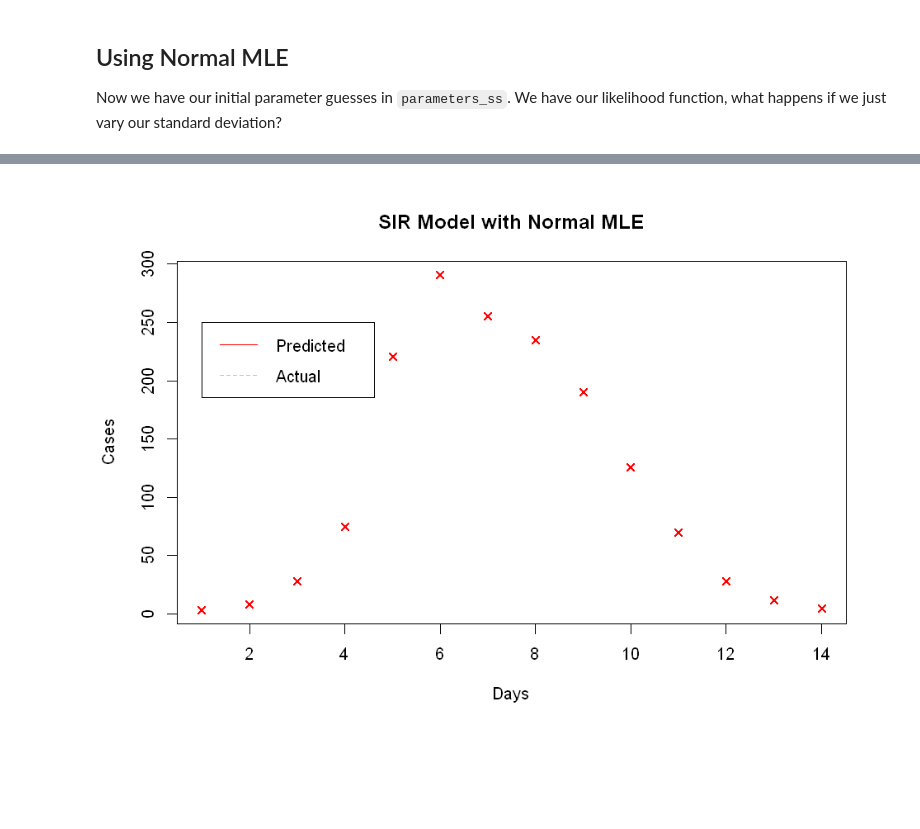
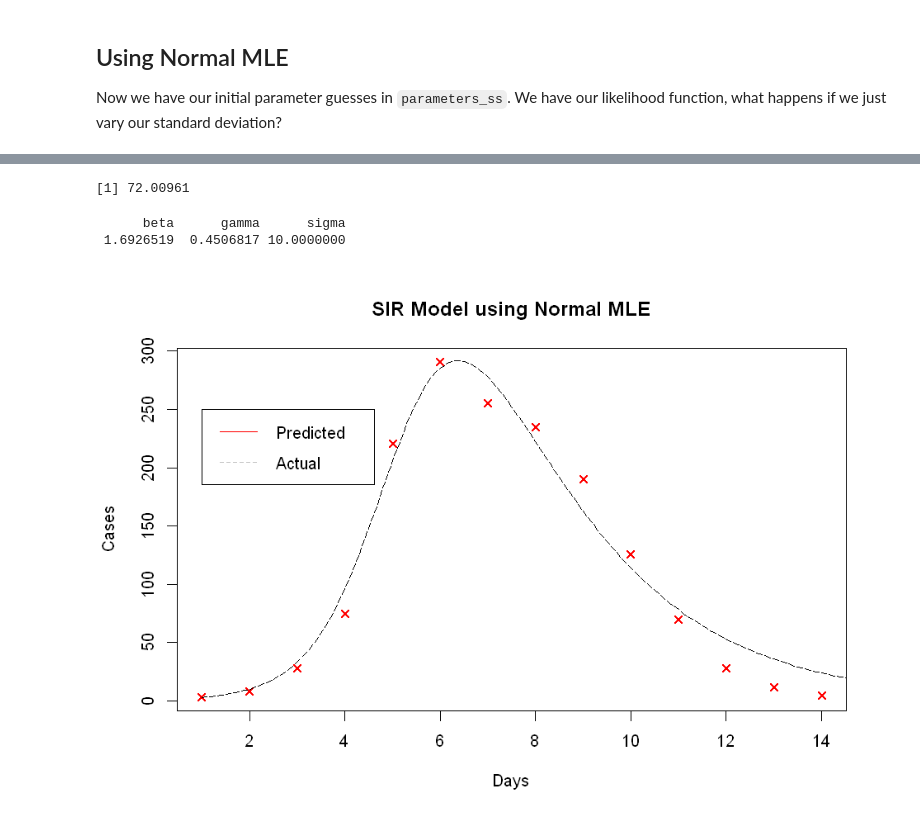
Before and after one commit to joely-w/ProjectWriteup, a Jupyter notebook: Infectious Diseases.ipynb, the cells around one changed output, grey strips where cells are left out. Saved outputs shown, nothing was run; the diff lists cells and outputs as text; code cells hidden in the pictures; blank space fills up the shorter version.

```diff
--- a/Infectious Diseases.ipynb
+++ b/Infectious Diseases.ipynb
@@ -69,10 +68,11 @@ ss_optim$value
 # %% [output]
 [1] 3923.881
 # %%
-times <- seq(0,20,0.1)
-normal_model <-c(as.double(initial_conditions['Y']), model(gamma=as.double(parameters_ss['gamma']),
+times <- seq(1,20,0.1)
+ss_model <-c(model(gamma=as.double(parameters_ss['gamma']),
                        beta=as.double(parameters_ss['beta']),
-                       times = seq(0.1,20,0.1),
+                       times = times,
                        initial_conditions=initial_conditions)$Y)
-compare_model(normal_model, "SIR Model using Least Squares", times)
+parameters_ss
+compare_model(ss_model, "SIR Model using Least Squares", times)
 # %% [output]
@@ -81,16 +83,7 @@ compare_model(normal_model, "SIR Model using Least Squares", times)
 ## Using Normal MLE
 Now we have our initial parameter guesses in `parameters_ss`. We have our likelihood function, what happens if we just vary our standard deviation?
 # %%
-normalLL <- function(gamma, beta,sigma){
-    gamma <- exp(gamma)
-    beta <- exp(beta)
-    sigma <- exp(sigma)
-    model_data <- model(beta = beta, gamma = gamma, times=df$days, initial_conditions=initial_conditions)$X[-1]
+normalLL <- function(beta, gamma, sigma){
+    model_data <- model(beta = beta, gamma = gamma, times=df$days, initial_conditions=initial_conditions)$Y[-1]
     -sum(dnorm(x=df$cases[-1],mean=model_data, sd=sigma, log=TRUE))
 }
-res <- c()
-standard_dev <- seq(1, 20, 0.05)
-lapply(standard_dev, function(sigma){
-    append(res, normalLL(as.double(parameters_ss['gamma']), as.double(parameters_ss['beta'], sigma)))
-})
-res
@@ -99,10 +101,24 @@ ERROR: Error in normalLL(as.double(parameters_ss["gamma"]), as.double(parameters
+# %%
+normalLL(ss_optim$par[1], ss_optim$par[2], sigma)
+# %% [output]
+[1] 72.00961
 # %%
-times <- seq(0,20,0.1)
-normal_model <-c(as.double(initial_conditions['Y']), model(gamma=as.double(parameters['gamma']),
-                       beta=as.double(parameters['beta']),
-                       times = seq(0.1,20,0.1),
-                       initial_conditions=initial_conditions)$Y)
-compare_model(normal_model, "SIR Model with Normal MLE", times)
+starting_param_val <- c(ss_optim$par, 10)
+nMLL <- function(params) normalLL(params[1], params[2], params[3])
+
+normal_optim <- optim(starting_param_val, nMLL, lower=c(0,0,1),
+                 upper=c(10,10,10),
+                 method="L-BFGS-B",)
+normal_params<-c(beta=(normal_optim$par[1]), gamma=(normal_optim$par[2]), sigma=(normal_optim$par[3]))
+normal_params
+
+normal_model <-c(as.double(model(gamma=as.double(normal_params['gamma']),
+                       beta=as.double(normal_params['beta']),
+                       times = times,
+                       initial_conditions=initial_conditions)$Y))
+compare_model(normal_model, "SIR Model using Normal MLE", times)
 # %% [output]
+      beta      gamma      sigma
+ 1.6926519  0.4506817 10.0000000
-[figure, old version]
+[figure, new version]
 # %%
```
Also changed, not shown: parts of 5 cells of this notebook.
